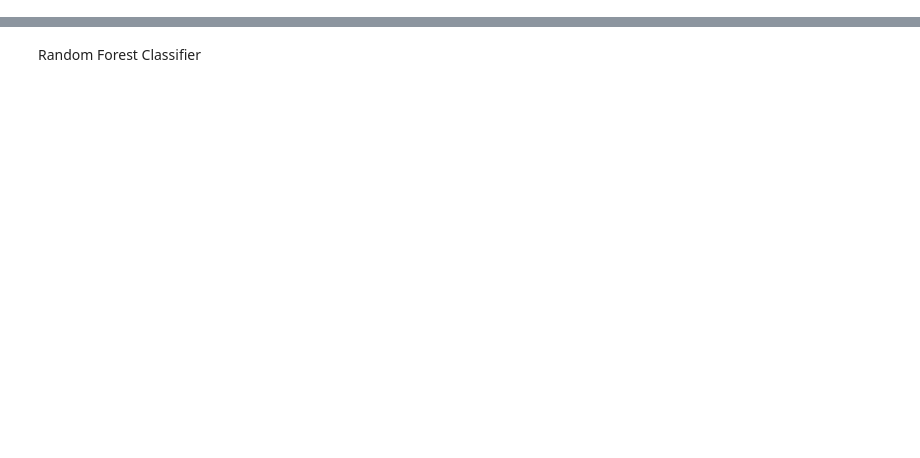
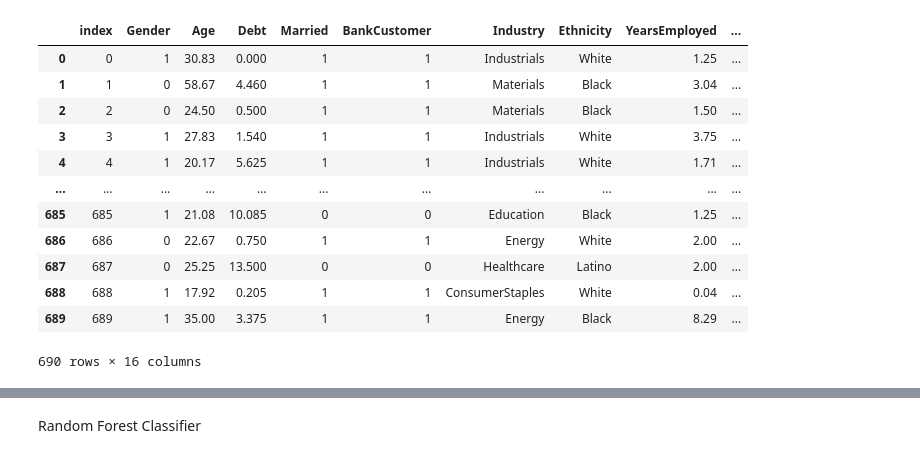
Before and after one commit to nbkwiat/Daisy_Final_Project, a Jupyter notebook: Credit_Approval_Project.ipynb, the cells around one changed output, grey strips where cells are left out. Cells and saved outputs as stored; diff of their text form; code cells hidden in the pictures; blank space fills up the shorter version.

```diff
--- a/Credit_Approval_Project.ipynb
+++ b/Credit_Approval_Project.ipynb
@@ -16,0 +115,7 @@ from imblearn.metrics import classification_report_imbalanced
+# %%
+# connect to database
+# db_string = "postgresql://[user]:[password]@[location]:[port]/[database]"
+db_string = f'postgresql://postgres:{db_password}@127.0.0.1:5432/Credit_Approval'
+# %%
+engine = create_engine(db_string)
+db = SQLAlchemy()
@@ -16,0 +167,18 @@ from imblearn.metrics import classification_report_imbalanced
+# %%
+# table features into df
+df2 = pd.read_sql_table("features",engine)
+df2
+# %% [output]
+|  | index | Gender | Age | Debt | Married | BankCustomer | Industry | Ethnicity | YearsEmployed | ... |
+| 0 | 0 | 1 | 30.83 | 0.000 | 1 | 1 | Industrials | White | 1.25 | ... |
+| 1 | 1 | 0 | 58.67 | 4.460 | 1 | 1 | Materials | Black | 3.04 | ... |
+| 2 | 2 | 0 | 24.50 | 0.500 | 1 | 1 | Materials | Black | 1.50 | ... |
+| 3 | 3 | 1 | 27.83 | 1.540 | 1 | 1 | Industrials | White | 3.75 | ... |
+| 4 | 4 | 1 | 20.17 | 5.625 | 1 | 1 | Industrials | White | 1.71 | ... |
+| ... | ... | ... | ... | ... | ... | ... | ... | ... | ... | ... |
+| 685 | 685 | 1 | 21.08 | 10.085 | 0 | 0 | Education | Black | 1.25 | ... |
+| 686 | 686 | 0 | 22.67 | 0.750 | 1 | 1 | Energy | White | 2.00 | ... |
+| 687 | 687 | 0 | 25.25 | 13.500 | 0 | 0 | Healthcare | Latino | 2.00 | ... |
+| 688 | 688 | 1 | 17.92 | 0.205 | 1 | 1 | ConsumerStaples | White | 0.04 | ... |
+| 689 | 689 | 1 | 35.00 | 3.375 | 1 | 1 | Energy | Black | 8.29 | ... |
+690 rows × 16 columns
```
Also changed, not shown: parts of 27 cells of this notebook.
